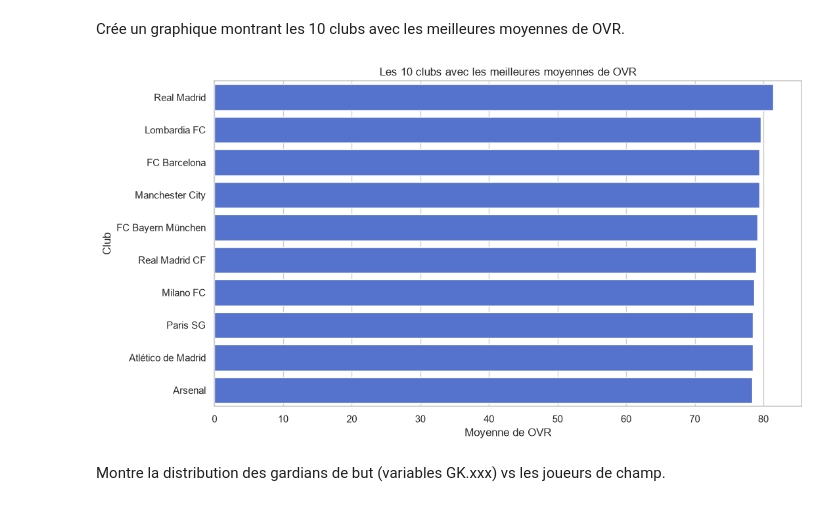
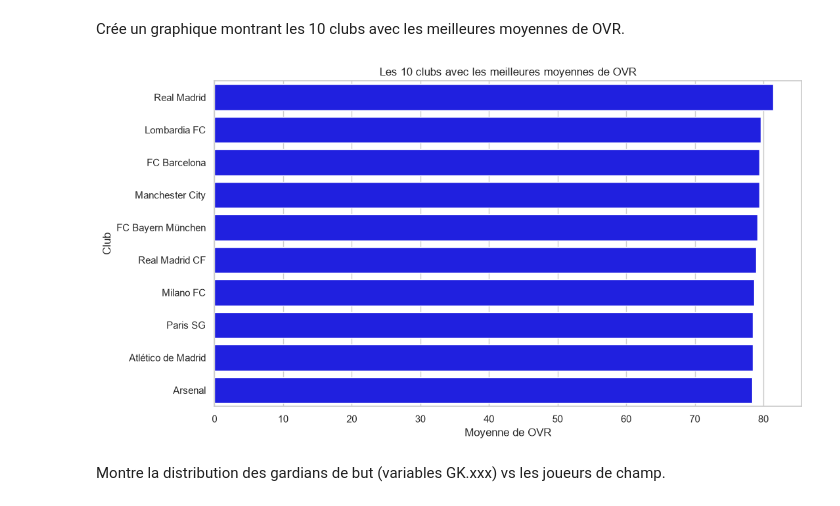
Before and after one commit to Maxime-casr/D-tection-Joueur, a Jupyter notebook: TP_Maxime_Casteras.ipynb, the cells around one changed output. Cells and saved outputs as stored; diff of their text form; code cells hidden in the pictures.

```diff
--- a/TP_Maxime_Casteras.ipynb
+++ b/TP_Maxime_Casteras.ipynb
@@ -7,8 +7,7 @@ import matplotlib.pyplot as plt
 from pyparsing import col
 
 
-sns.set_theme(style='whitegrid')
-df = pd.read_csv(r'C:\Users\mcasteras\Desktop\Projets\M2\Visualisation des donnée matplotlib et seaborn\Data\all_players_clean.csv')
+df = pd.read_csv(r'Data\all_players_clean.csv')
 # %% [markdown]
 ## 1. Compréhension du dataset
 # %% [markdown]
@@ -442,20 +441,20 @@ Crée un graphique montrant les 10 clubs avec les meilleures moyennes de OVR.
 # %%
 moyenne_ovr_clubs = (
     df.groupby('Team', as_index=False)['OVR']
     .mean()
     .sort_values('OVR', ascending=False)
     .head(10)
 )
 
 plt.figure(figsize=(11, 6))
-sns.barplot(data=moyenne_ovr_clubs, x='OVR', y='Team', color='royalblue')
+sns.barplot(data=moyenne_ovr_clubs, x='OVR', y='Team', color='blue')
 plt.title('Les 10 clubs avec les meilleures moyennes de OVR')
 plt.xlabel('Moyenne de OVR')
 plt.ylabel('Club')
 plt.tight_layout()
 plt.show()
 # %% [output]
-[figure, old version]
+[figure, new version]
 # %% [markdown]
 Montre la distribution des gardians de but (variables GK.xxx) vs les joueurs de champ.
 # %%
```
Also changed, not shown: parts of 4 cells of this notebook.
